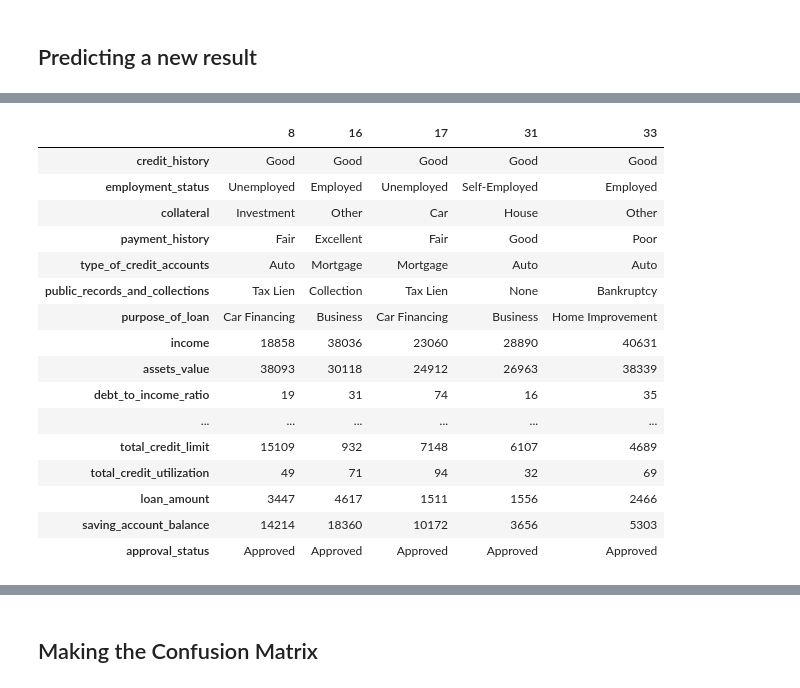
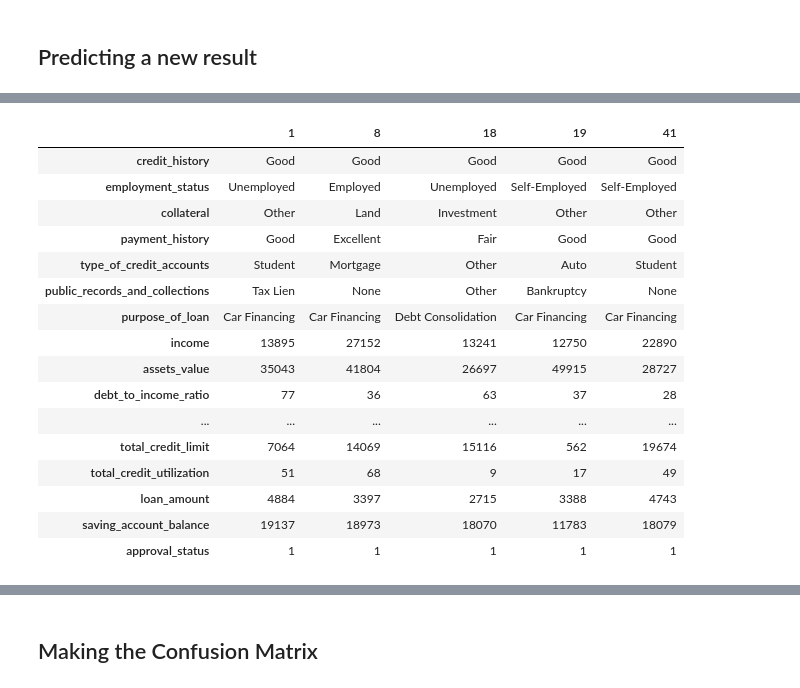
Before and after one commit to carlos-alves-one/-ML-Logistic-Regression, a Jupyter notebook: logistic_regression.ipynb, the cells around one changed output, grey strips where cells are left out. Drawn from its saved outputs; the diff is of its cells as text; code cells hidden in the pictures.

```diff
--- a/logistic_regression.ipynb
+++ b/logistic_regression.ipynb
@@ -121,24 +121,24 @@ print(classifier.predict(sc.transform([[4648,4719]])))
 # %%
 # Print the first 5 records with approved status
-dataset[dataset['approval_status'] == 'Approved'].head().T
+dataset[dataset['approval_status'] == 1].head().T
 # %% [output]
-|  | 8 | 16 | 17 | 31 | 33 |
+|  | 1 | 8 | 18 | 19 | 41 |
 | credit_history | Good | Good | Good | Good | Good |
-| employment_status | Unemployed | Employed | Unemployed | Self-Employed | Employed |
-| collateral | Investment | Other | Car | House | Other |
-| payment_history | Fair | Excellent | Fair | Good | Poor |
-| type_of_credit_accounts | Auto | Mortgage | Mortgage | Auto | Auto |
-| public_records_and_collections | Tax Lien | Collection | Tax Lien | None | Bankruptcy |
-| purpose_of_loan | Car Financing | Business | Car Financing | Business | Home Improvement |
-| income | 18858 | 38036 | 23060 | 28890 | 40631 |
-| assets_value | 38093 | 30118 | 24912 | 26963 | 38339 |
-| debt_to_income_ratio | 19 | 31 | 74 | 16 | 35 |
+| employment_status | Unemployed | Employed | Unemployed | Self-Employed | Self-Employed |
+| collateral | Other | Land | Investment | Other | Other |
+| payment_history | Good | Excellent | Fair | Good | Good |
+| type_of_credit_accounts | Student | Mortgage | Other | Auto | Student |
+| public_records_and_collections | Tax Lien | None | Other | Bankruptcy | None |
+| purpose_of_loan | Car Financing | Car Financing | Debt Consolidation | Car Financing | Car Financing |
+| income | 13895 | 27152 | 13241 | 12750 | 22890 |
+| assets_value | 35043 | 41804 | 26697 | 49915 | 28727 |
+| debt_to_income_ratio | 77 | 36 | 63 | 37 | 28 |
 | ... | ... | ... | ... | ... | ... |
-| total_credit_limit | 15109 | 932 | 7148 | 6107 | 4689 |
-| total_credit_utilization | 49 | 71 | 94 | 32 | 69 |
-| loan_amount | 3447 | 4617 | 1511 | 1556 | 2466 |
-| saving_account_balance | 14214 | 18360 | 10172 | 3656 | 5303 |
-| approval_status | Approved | Approved | Approved | Approved | Approved |
+| total_credit_limit | 7064 | 14069 | 15116 | 562 | 19674 |
+| total_credit_utilization | 51 | 68 | 9 | 17 | 49 |
+| loan_amount | 4884 | 3397 | 2715 | 3388 | 4743 |
+| saving_account_balance | 19137 | 18973 | 18070 | 11783 | 18079 |
+| approval_status | 1 | 1 | 1 | 1 | 1 |
 # %%
 # Test Record No.5
 print(classifier.predict(sc.transform([[2466,5303]])))
```
Also changed, not shown: parts of 13 cells of this notebook.
